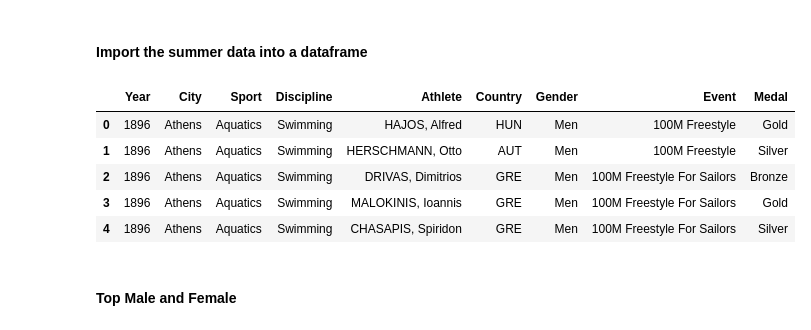
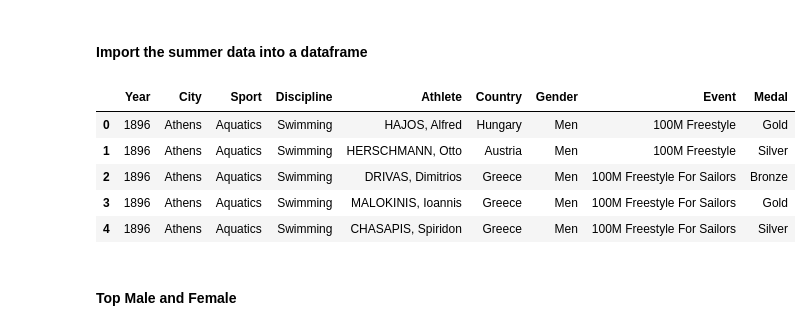
Before and after one commit to pybites/challenges, a Jupyter notebook: 57/clamytoe/Olympics - clamytoe.ipynb, the cells around one changed output. Cells and saved outputs as stored; diff of their text form; code cells hidden in the pictures.

```diff
--- a/57/clamytoe/Olympics - clamytoe.ipynb
+++ b/57/clamytoe/Olympics - clamytoe.ipynb
@@ -39,0 +42,4 @@ import matplotlib.pyplot as plt
+# %%
+country_dict = pd.read_csv("data/dictionary.csv", usecols=[0, 1])
+country_dict.set_index("Code", inplace=True)
+country_dict.head()
@@ -42,14 +56,15 @@ import matplotlib.pyplot as plt
 # %%
 df = pd.read_csv("data/summer.csv")
 df.replace(["GDR", "URS"], ["GER", "RUS"], inplace=True)
+df.replace(country_dict.index, country_dict["Country"], inplace=True)
 df.head()
 # %% [output]
 |  | Year | City | Sport | Discipline | Athlete | Country | Gender | Event | Medal |
-| 0 | 1896 | Athens | Aquatics | Swimming | HAJOS, Alfred | HUN | Men | 100M Freestyle | Gold |
-| 1 | 1896 | Athens | Aquatics | Swimming | HERSCHMANN, Otto | AUT | Men | 100M Freestyle | Silver |
-| 2 | 1896 | Athens | Aquatics | Swimming | DRIVAS, Dimitrios | GRE | Men | 100M Freestyle For Sailors | Bronze |
-| 3 | 1896 | Athens | Aquatics | Swimming | MALOKINIS, Ioannis | GRE | Men | 100M Freestyle For Sailors | Gold |
-| 4 | 1896 | Athens | Aquatics | Swimming | CHASAPIS, Spiridon | GRE | Men | 100M Freestyle For Sailors | Silver |
+| 0 | 1896 | Athens | Aquatics | Swimming | HAJOS, Alfred | Hungary | Men | 100M Freestyle | Gold |
+| 1 | 1896 | Athens | Aquatics | Swimming | HERSCHMANN, Otto | Austria | Men | 100M Freestyle | Silver |
+| 2 | 1896 | Athens | Aquatics | Swimming | DRIVAS, Dimitrios | Greece | Men | 100M Freestyle For Sailors | Bronze |
+| 3 | 1896 | Athens | Aquatics | Swimming | MALOKINIS, Ioannis | Greece | Men | 100M Freestyle For Sailors | Gold |
+| 4 | 1896 | Athens | Aquatics | Swimming | CHASAPIS, Spiridon | Greece | Men | 100M Freestyle For Sailors | Silver |
 # %%
 males = df[df["Gender"] == "Men"].set_index("Year").copy()
 females = df[df["Gender"] == "Women"].set_index("Year").copy()
```
Also changed, not shown: parts of 7 cells of this notebook.
